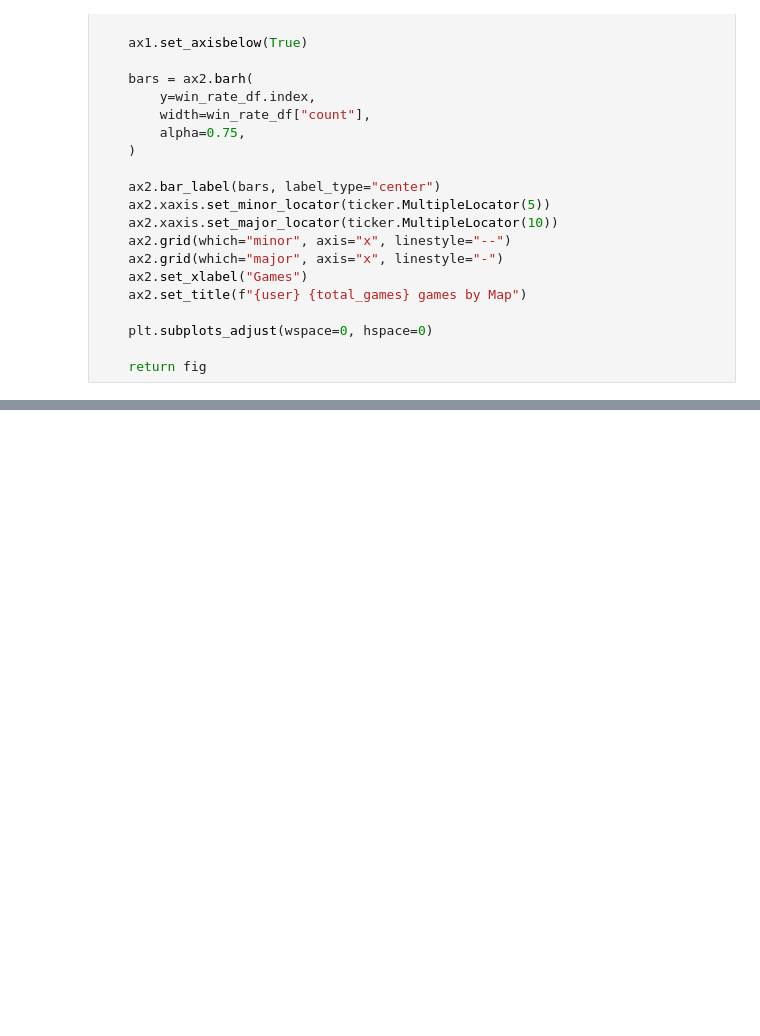
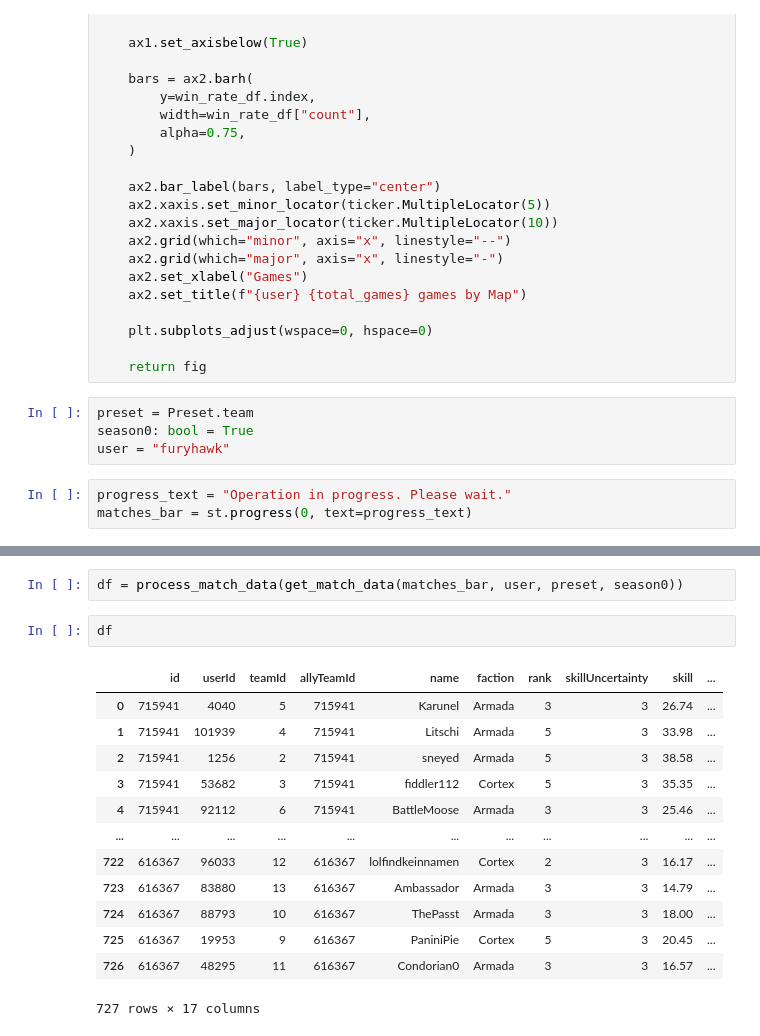
Before and after one commit to furyhawk/bai, a Jupyter notebook: notebooks/battle.ipynb, the cells around one changed output, grey strips where cells are left out. Saved outputs shown, nothing was run; the diff lists cells and outputs as text; blank space fills up the shorter version.

```diff
--- a/notebooks/battle.ipynb
+++ b/notebooks/battle.ipynb
@@ -313,3 +310,10 @@ def plot_win_rate(
     plt.subplots_adjust(wspace=0, hspace=0)
 
     return fig
+# %%
+preset = Preset.team
+season0: bool = True
+user = "furyhawk"
+# %%
+progress_text = "Operation in progress. Please wait."
+matches_bar = st.progress(0, text=progress_text)
@@ -315,0 +326,18 @@ def plot_win_rate(
+# %%
+df = process_match_data(get_match_data(matches_bar, user, preset, season0))
+# %%
+df
+# %% [output]
+|  | id | userId | teamId | allyTeamId | name | faction | rank | skillUncertainty | skill | ... |
+| 0 | 715941 | 4040 | 5 | 715941 | Karunel | Armada | 3 | 3 | 26.74 | ... |
+| 1 | 715941 | 101939 | 4 | 715941 | Litschi | Armada | 5 | 3 | 33.98 | ... |
+| 2 | 715941 | 1256 | 2 | 715941 | sneyed | Armada | 5 | 3 | 38.58 | ... |
+| 3 | 715941 | 53682 | 3 | 715941 | fiddler112 | Cortex | 5 | 3 | 35.35 | ... |
+| 4 | 715941 | 92112 | 6 | 715941 | BattleMoose | Armada | 3 | 3 | 25.46 | ... |
+| ... | ... | ... | ... | ... | ... | ... | ... | ... | ... | ... |
+| 722 | 616367 | 96033 | 12 | 616367 | lolfindkeinnamen | Cortex | 2 | 3 | 16.17 | ... |
+| 723 | 616367 | 83880 | 13 | 616367 | Ambassador | Armada | 3 | 3 | 14.79 | ... |
+| 724 | 616367 | 88793 | 10 | 616367 | ThePasst | Armada | 3 | 3 | 18.00 | ... |
+| 725 | 616367 | 19953 | 9 | 616367 | PaniniPie | Cortex | 5 | 3 | 20.45 | ... |
+| 726 | 616367 | 48295 | 11 | 616367 | Condorian0 | Armada | 3 | 3 | 16.57 | ... |
+727 rows × 17 columns
```
Also changed, not shown: parts of 15 cells of this notebook.
